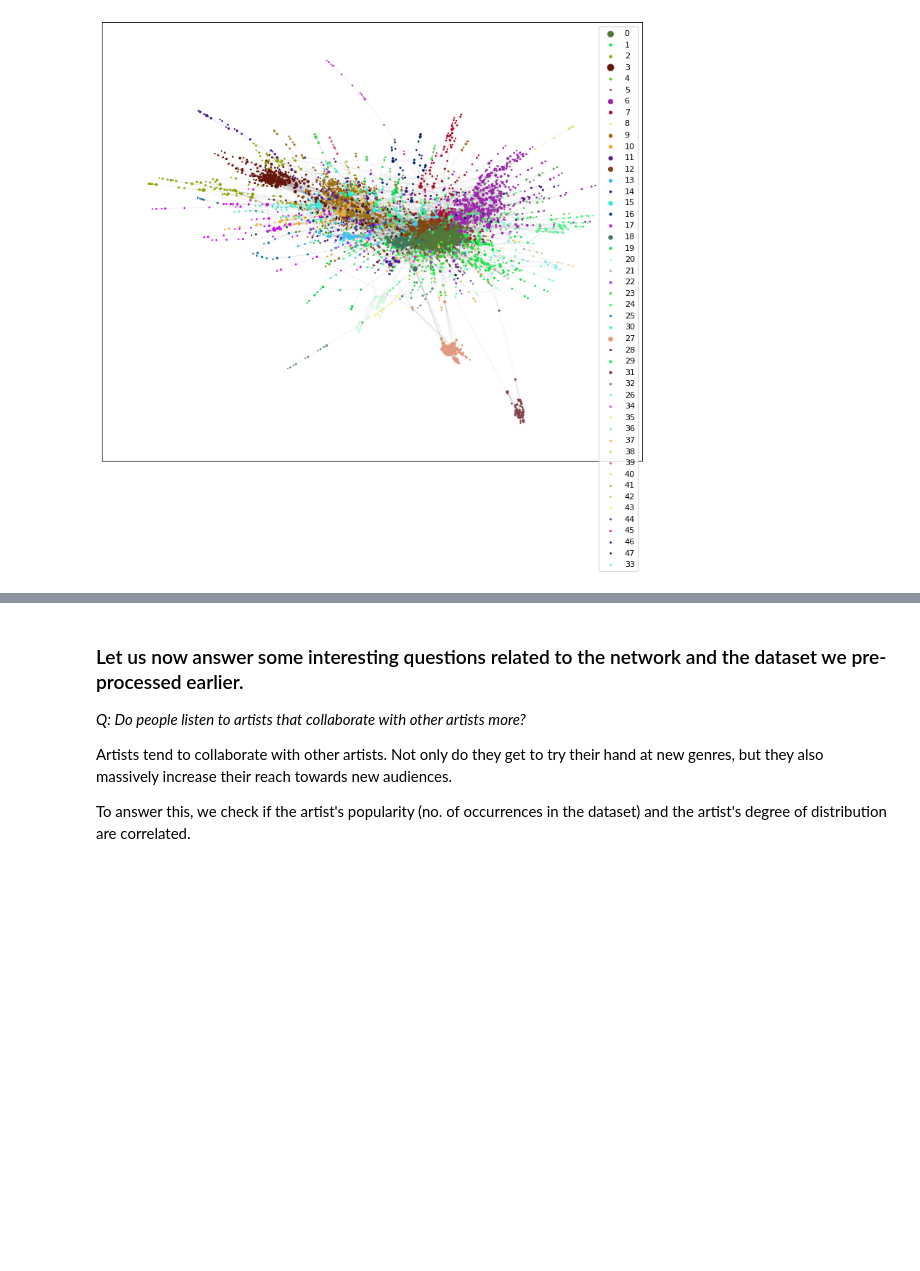
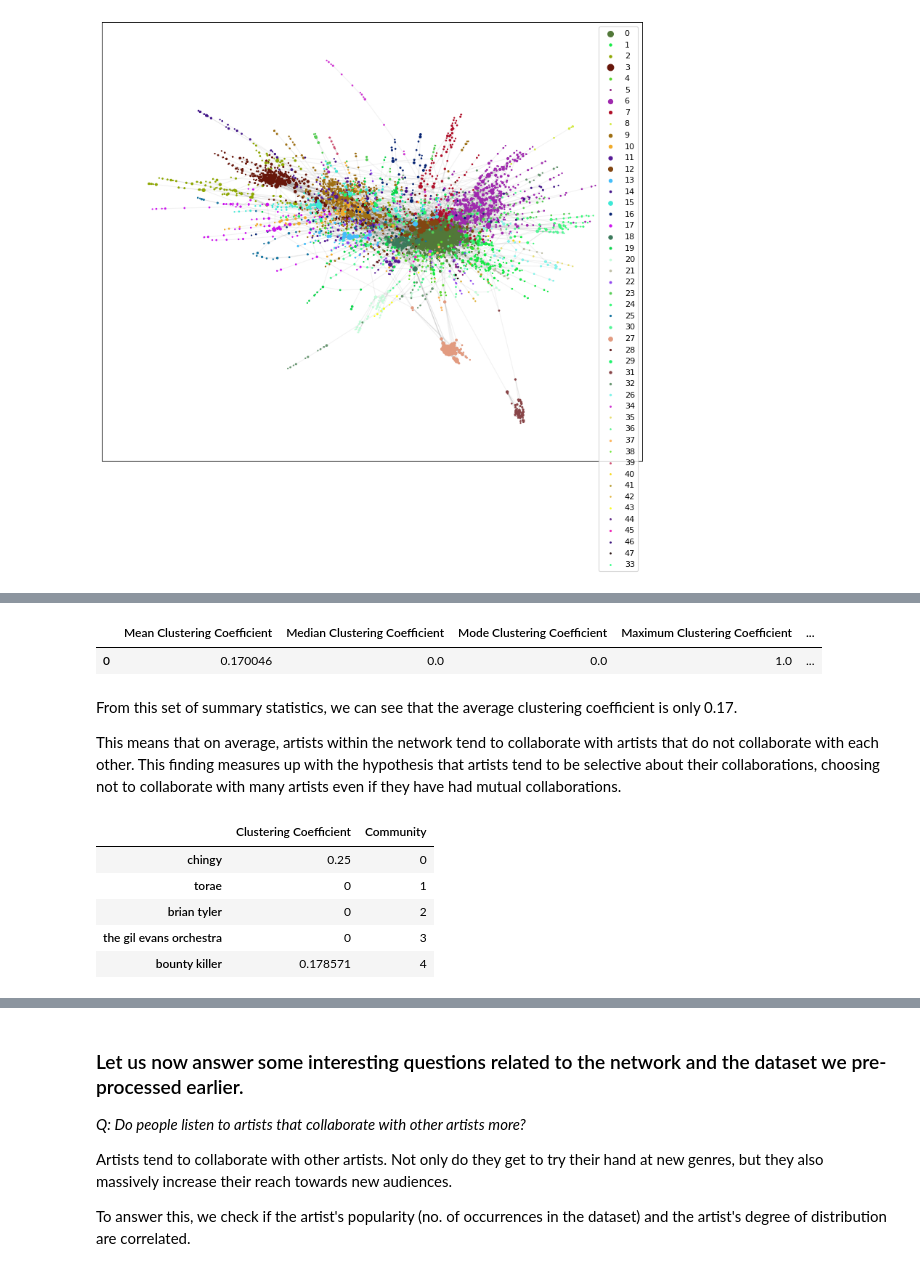
Before and after one commit to bakos97/Final-project-Social-Graphs, a Jupyter notebook: notebooks/Spotify_Network_(from_Collaboration).ipynb, the cells around one changed output, grey strips where cells are left out. Cells and saved outputs as stored; diff of their text form; code cells hidden in the pictures; blank space fills up the shorter version.

```diff
--- a/notebooks/Spotify_Network_(from_Collaboration).ipynb
+++ b/notebooks/Spotify_Network_(from_Collaboration).ipynb
@@ -614,0 +744,28 @@ AdjustSpeedAndApplyForces step  took  2.47  seconds
+# %%
+# churn out a pandas dataframe that gives us information on the various summary statistics of clustering coefficients in the network
+clustering_coeff_values = list(clustering_coeff.values())
+graph_clustering_coeff_statistics = pd.DataFrame([[np.mean(clustering_coeff_values), np.median(clustering_coeff_values),
+                                                  stats.mode(clustering_coeff_values)[0][0], max(clustering_coeff_values), min(clustering_coeff_values)]],
+                                                  columns='Mean Clustering Coefficient,Median Clustering Coefficient,Mode Clustering Coefficient,Maximum Clustering Coefficient,Minimum Clustering Coefficient'.split(','))
+graph_clustering_coeff_statistics
+# %% [output]
+|  | Mean Clustering Coefficient | Median Clustering Coefficient | Mode Clustering Coefficient | Maximum Clustering Coefficient | ... |
+| 0 | 0.170046 | 0.0 | 0.0 | 1.0 | ... |
+# %% [markdown]
+From this set of summary statistics, we can see that the average clustering coefficient is only 0.17.
+
+This means that on average, artists within the network tend to collaborate with artists that do not collaborate with each other. This finding measures up with the hypothesis that artists tend to be selective about their collaborations, choosing not to collaborate with many artists even if they have had mutual collaborations.
+# %%
+# create a dataframe that stores clustering coefficient of an artist and community they belong to
+cc_community_df = pd.DataFrame(index=communities.keys(), columns=['Clustering Coefficient', 'Community'])
+for i in cc_community_df.index:
+  cc_community_df.loc[i, :] = [clustering_coeff[i], communities[i]]
+# display first 5 rows of the dataframe
+cc_community_df.head()
+# %% [output]
+|  | Clustering Coefficient | Community |
+| chingy | 0.25 | 0 |
+| torae | 0 | 1 |
+| brian tyler | 0 | 2 |
+| the gil evans orchestra | 0 | 3 |
+| bounty killer | 0.178571 | 4 |
```
Also changed, not shown: parts of 42 cells of this notebook.
